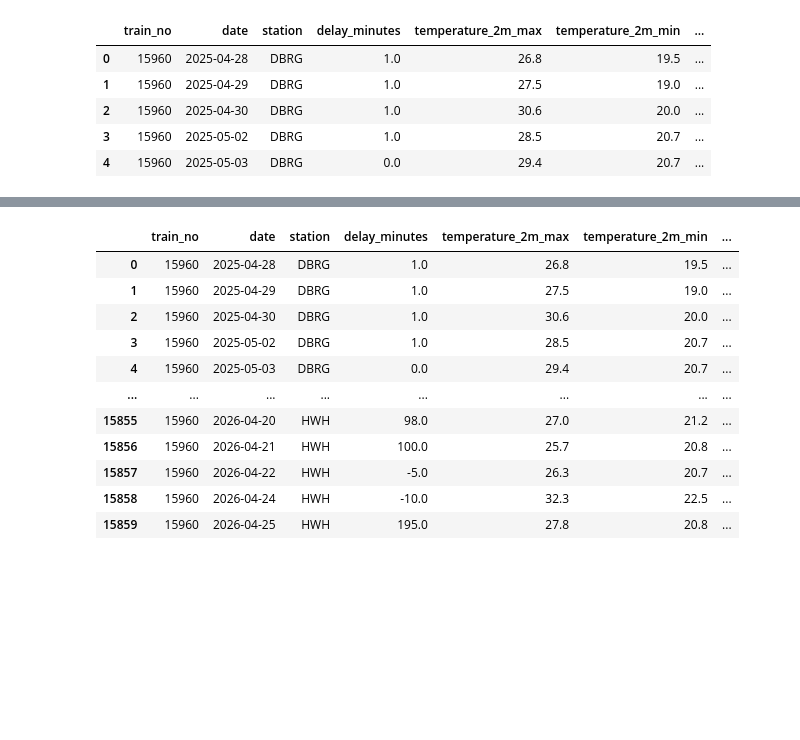
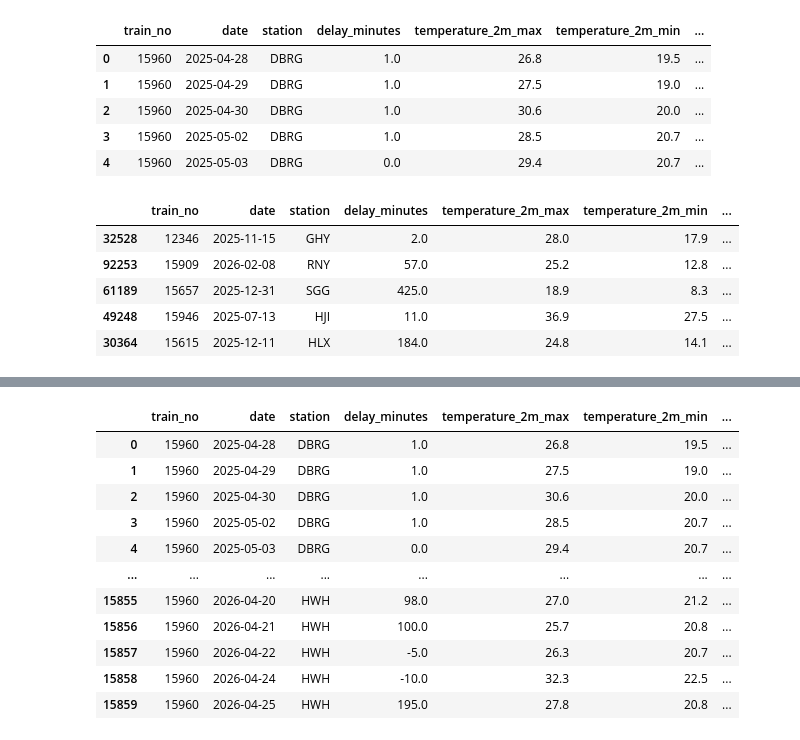
Before and after one commit to Abhinabk/Ne_train_pipeline, a Jupyter notebook: analysis/data_quality.ipynb, the cells around one changed output, grey strips where cells are left out. Drawn from its saved outputs; the diff is of its cells as text; code cells hidden in the pictures; blank space fills up the shorter version.

```diff
--- a/analysis/data_quality.ipynb
+++ b/analysis/data_quality.ipynb
@@ -39,7 +71,7 @@ Data columns (total 4 columns):
 dtypes: datetime64[us](1), float64(1), int64(1), str(1)
 memory usage: 3.7 MB
 # %%
-df = df_ts.merge(df_w,on=['train_no','date'],how='left')
+df = df_ts.merge(df_w,on=['date','train_no'],how='inner')
 df.head()
 # %% [output]
 |  | train_no | date | station | delay_minutes | temperature_2m_max | temperature_2m_min | ... |
@@ -48,3 +80,12 @@ df.head()
 | 2 | 15960 | 2025-04-30 | DBRG | 1.0 | 30.6 | 20.0 | ... |
 | 3 | 15960 | 2025-05-02 | DBRG | 1.0 | 28.5 | 20.7 | ... |
 | 4 | 15960 | 2025-05-03 | DBRG | 0.0 | 29.4 | 20.7 | ... |
+# %%
+df.sample(5)
+# %% [output]
+|  | train_no | date | station | delay_minutes | temperature_2m_max | temperature_2m_min | ... |
+| 32528 | 12346 | 2025-11-15 | GHY | 2.0 | 28.0 | 17.9 | ... |
+| 92253 | 15909 | 2026-02-08 | RNY | 57.0 | 25.2 | 12.8 | ... |
+| 61189 | 15657 | 2025-12-31 | SGG | 425.0 | 18.9 | 8.3 | ... |
+| 49248 | 15946 | 2025-07-13 | HJI | 11.0 | 36.9 | 27.5 | ... |
+| 30364 | 15615 | 2025-12-11 | HLX | 184.0 | 24.8 | 14.1 | ... |
```
Also changed, not shown: parts of 10 cells of this notebook, 3 other files.
